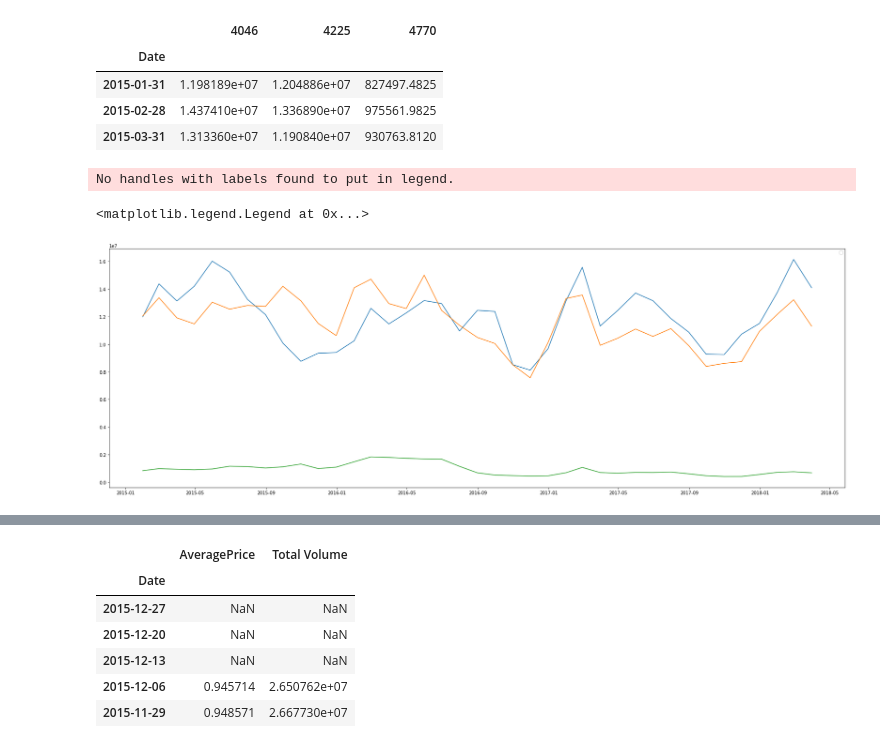
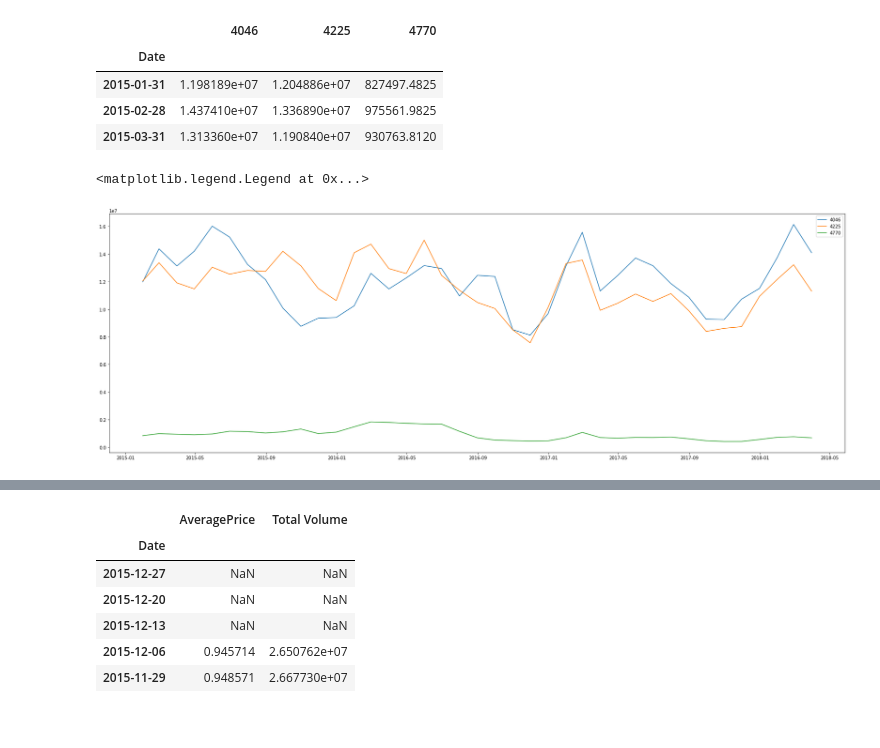
Before and after one commit to bfiroozfard/Avocado-price-Kaggle, a Jupyter notebook: EDA-AVOCADO-BEHNAM.ipynb, the cells around one changed output, grey strips where cells are left out. Saved outputs shown, nothing was run; the diff lists cells and outputs as text; code cells hidden in the pictures.

```diff
--- a/EDA-AVOCADO-BEHNAM.ipynb
+++ b/EDA-AVOCADO-BEHNAM.ipynb
@@ -550,13 +552,14 @@ usa_con_monthly_mean.head(3)
 | 2015-03-31 | 1.313360e+07 | 1.190840e+07 | 930763.8120 |
 # %%
 # 2 plu(medium and large with seasonal up and down , but small one fixed lower volume
-fig, ax = plt.subplots()
-ax.plot(usa_con_monthly_mean[data_columns])
-ax.legend()
+
+a=plt.plot(usa_con_monthly_mean.index,usa_con_monthly_mean["4046"],label='4046')
+b=plt.plot(usa_con_monthly_mean.index,usa_con_monthly_mean["4225"],label='4225')
+c=plt.plot(usa_con_monthly_mean.index,usa_con_monthly_mean["4770"],label='4770')
+plt.legend()
 # %% [output]
-No handles with labels found to put in legend.
+<matplotlib.legend.Legend at 0x...>
-<matplotlib.legend.Legend at 0x...>
-[figure, old version]
+[figure, new version]
 # %%
 db_total_us_con.head()
 # %% [output]
```
Also changed, not shown: parts of 17 cells of this notebook.
